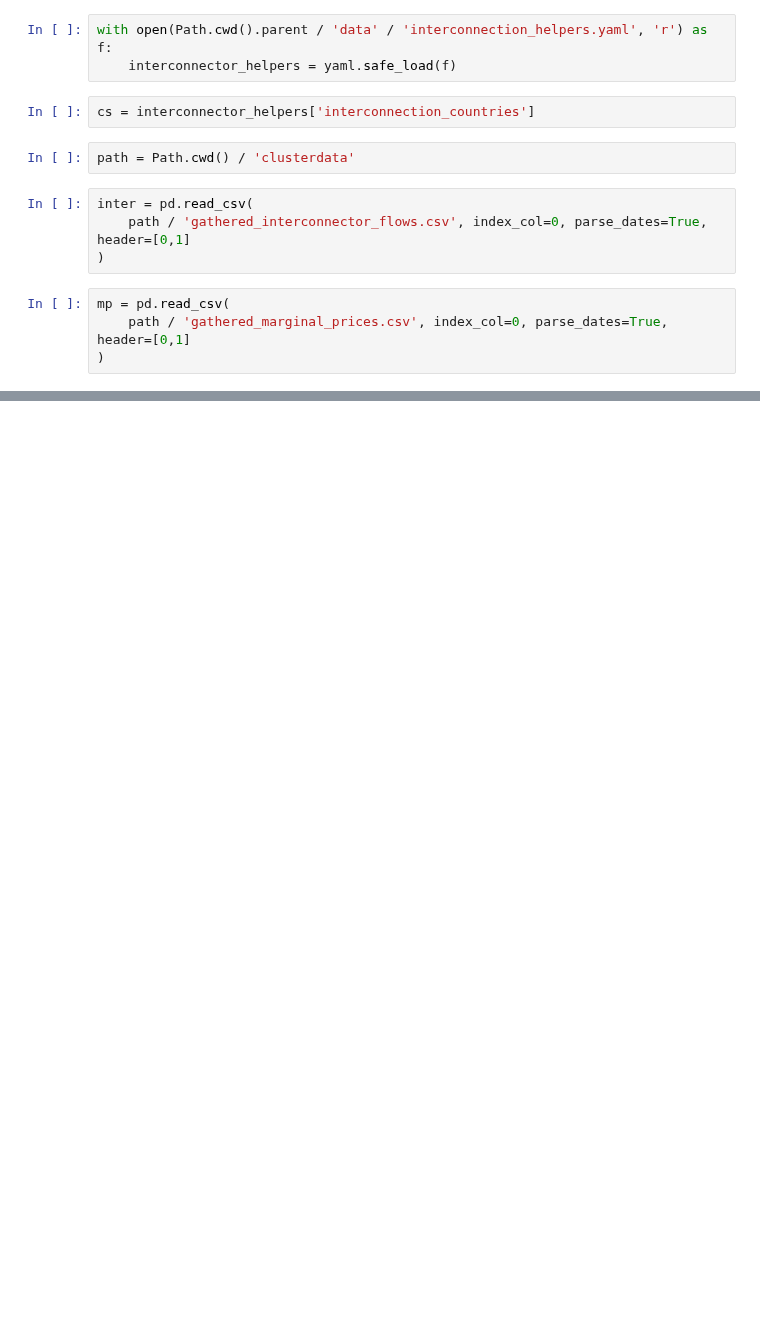
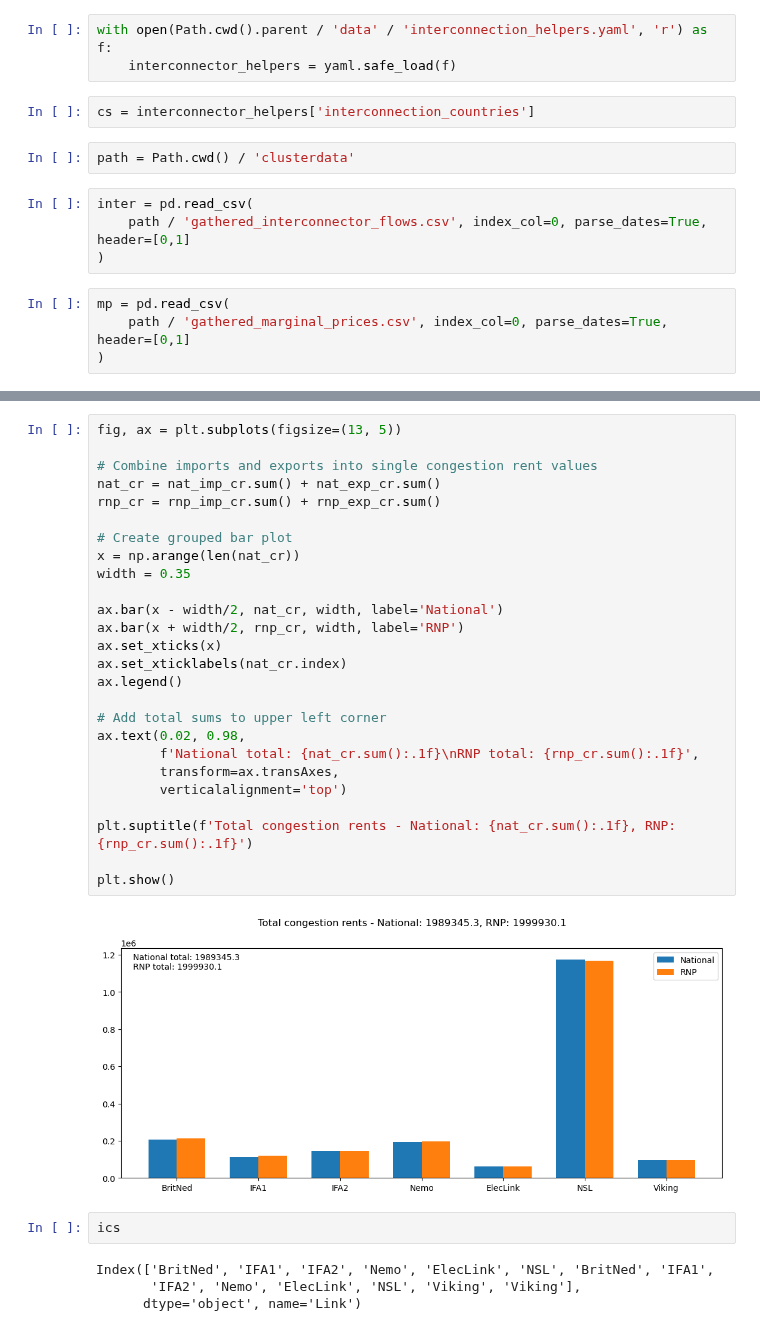
Before and after one commit to LukasFrankenQ/GBPower, a Jupyter notebook: notebooks/interconnector_rnp.ipynb, the cells around one changed output, grey strips where cells are left out. Drawn from its saved outputs; the diff is of its cells as text; blank space fills up the shorter version.

```diff
--- a/notebooks/interconnector_rnp.ipynb
+++ b/notebooks/interconnector_rnp.ipynb
@@ -30,0 +85,34 @@ export.sum().sum()
+# %%
+fig, ax = plt.subplots(figsize=(13, 5))
+
+# Combine imports and exports into single congestion rent values
+nat_cr = nat_imp_cr.sum() + nat_exp_cr.sum()
+rnp_cr = rnp_imp_cr.sum() + rnp_exp_cr.sum()
+
+# Create grouped bar plot
+x = np.arange(len(nat_cr))
+width = 0.35
+
+ax.bar(x - width/2, nat_cr, width, label='National')
+ax.bar(x + width/2, rnp_cr, width, label='RNP')
+ax.set_xticks(x)
+ax.set_xticklabels(nat_cr.index)
+ax.legend()
+
+# Add total sums to upper left corner
+ax.text(0.02, 0.98,
+        f'National total: {nat_cr.sum():.1f}\nRNP total: {rnp_cr.sum():.1f}',
+        transform=ax.transAxes,
+        verticalalignment='top')
+
+plt.suptitle(f'Total congestion rents - National: {nat_cr.sum():.1f}, RNP: {rnp_cr.sum():.1f}')
+
+plt.show()
+# %% [output]
+[figure, added]
+# %%
+ics
+# %% [output]
+Index(['BritNed', 'IFA1', 'IFA2', 'Nemo', 'ElecLink', 'NSL', 'BritNed', 'IFA1',
+       'IFA2', 'Nemo', 'ElecLink', 'NSL', 'Viking', 'Viking'],
+      dtype='object', name='Link')
```
Also changed, not shown: parts of 10 cells of this notebook.
